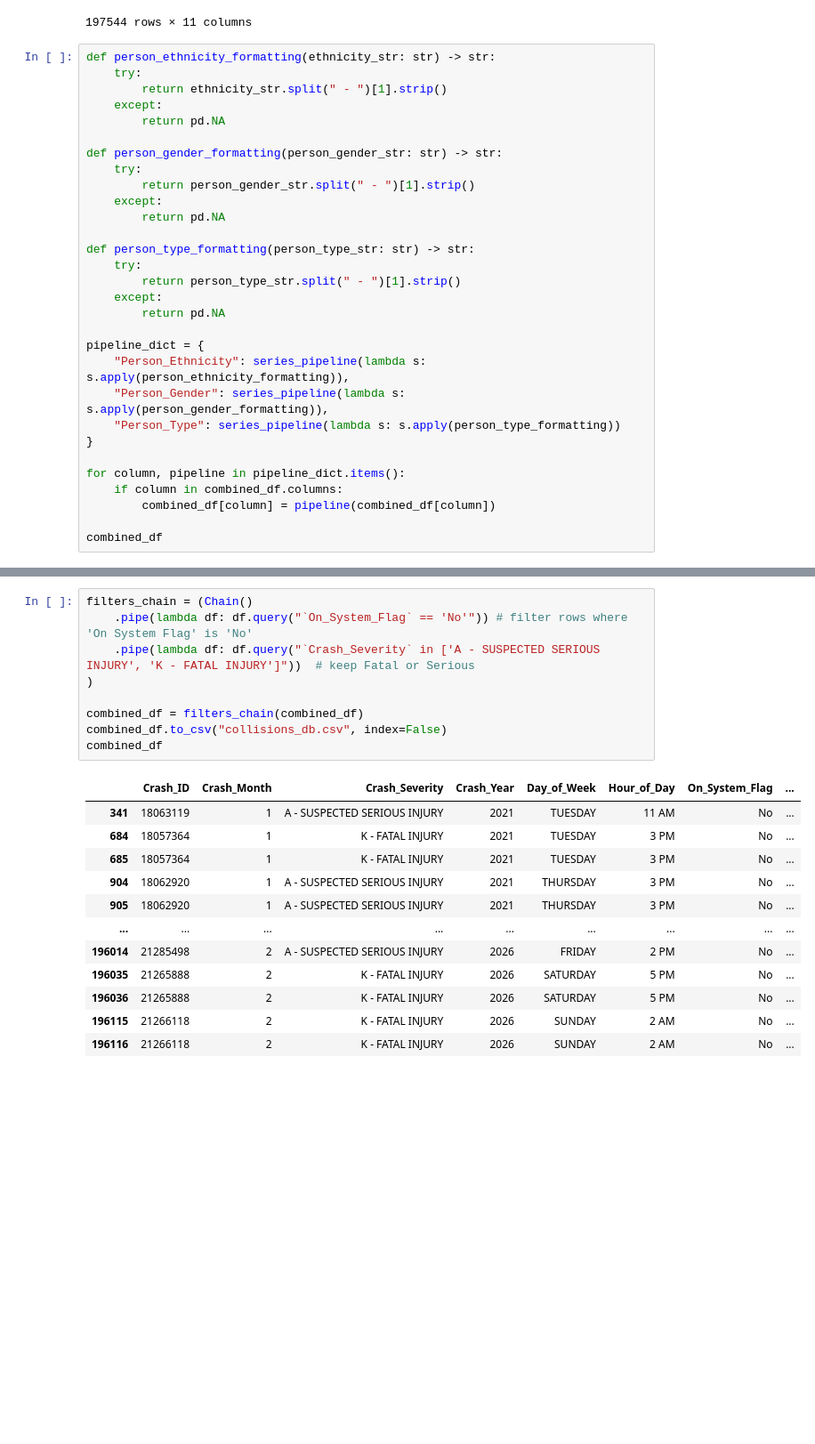
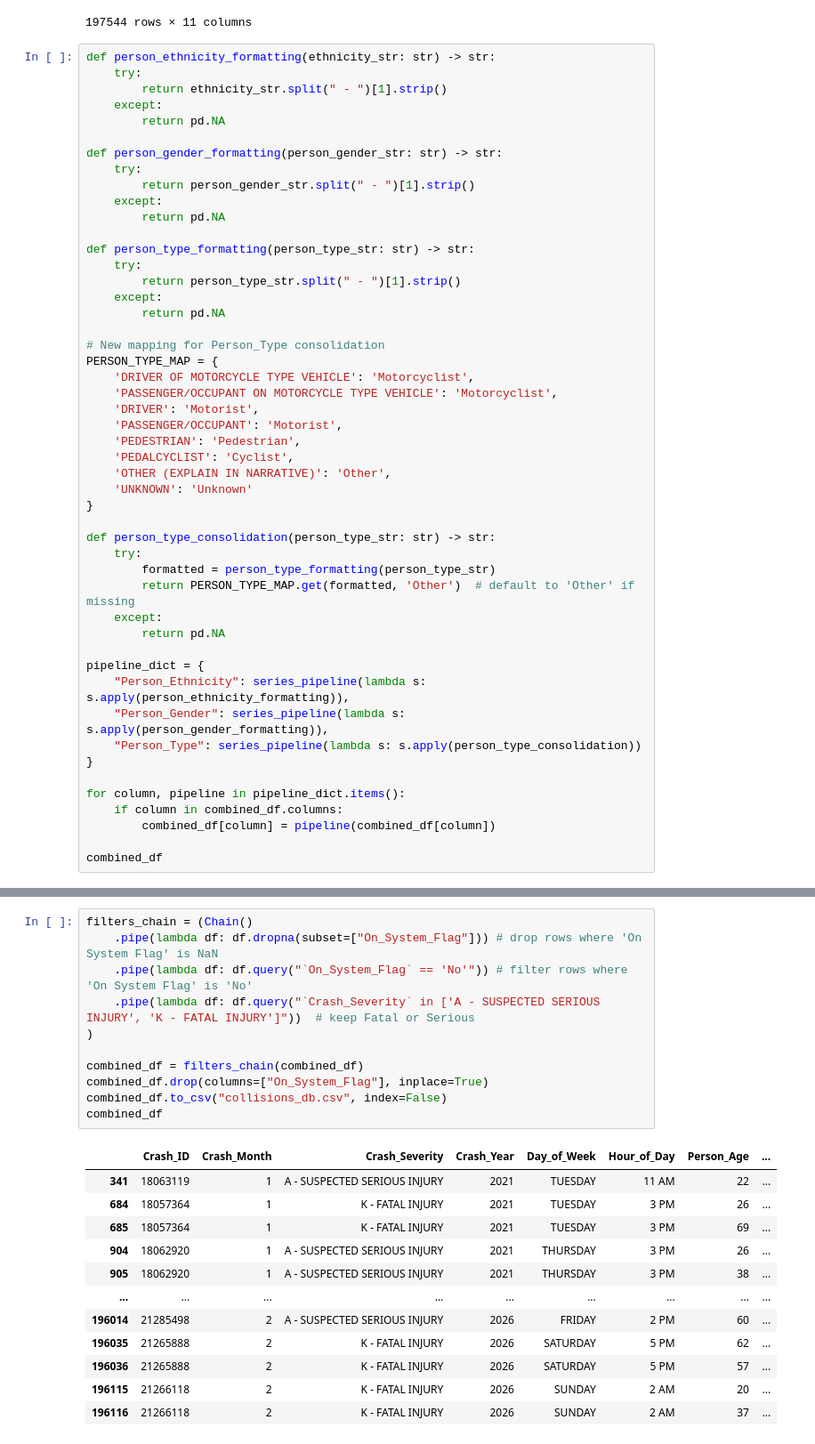
Before and after one commit to JoJo-eptx/CRIS_data_consolidation, a Jupyter notebook: db_preprocessing.ipynb, the cells around one changed output, grey strips where cells are left out. Shown at 89% size. Saved outputs shown, nothing was run; the diff lists cells and outputs as text; blank space fills up the shorter version.

```diff
--- a/db_preprocessing.ipynb
+++ b/db_preprocessing.ipynb
@@ -129,10 +129,29 @@ def person_type_formatting(person_type_str: str) -> str:
     except:
         return pd.NA
 
+# New mapping for Person_Type consolidation
+PERSON_TYPE_MAP = {
+    'DRIVER OF MOTORCYCLE TYPE VEHICLE': 'Motorcyclist',
+    'PASSENGER/OCCUPANT ON MOTORCYCLE TYPE VEHICLE': 'Motorcyclist',
+    'DRIVER': 'Motorist',
+    'PASSENGER/OCCUPANT': 'Motorist',
+    'PEDESTRIAN': 'Pedestrian',
+    'PEDALCYCLIST': 'Cyclist',
+    'OTHER (EXPLAIN IN NARRATIVE)': 'Other',
+    'UNKNOWN': 'Unknown'
+}
+
+def person_type_consolidation(person_type_str: str) -> str:
+    try:
+        formatted = person_type_formatting(person_type_str)
+        return PERSON_TYPE_MAP.get(formatted, 'Other')  # default to 'Other' if missing
+    except:
+        return pd.NA
+
 pipeline_dict = {
     "Person_Ethnicity": series_pipeline(lambda s: s.apply(person_ethnicity_formatting)),
     "Person_Gender": series_pipeline(lambda s: s.apply(person_gender_formatting)),
-    "Person_Type": series_pipeline(lambda s: s.apply(person_type_formatting))
+    "Person_Type": series_pipeline(lambda s: s.apply(person_type_consolidation))
 }
 
 for column, pipeline in pipeline_dict.items():
@@ -157,22 +176,24 @@ combined_df
 # %%
 filters_chain = (Chain()
+    .pipe(lambda df: df.dropna(subset=["On_System_Flag"])) # drop rows where 'On System Flag' is NaN
     .pipe(lambda df: df.query("`On_System_Flag` == 'No'")) # filter rows where 'On System Flag' is 'No'
     .pipe(lambda df: df.query("`Crash_Severity` in ['A - SUSPECTED SERIOUS INJURY', 'K - FATAL INJURY']"))  # keep Fatal or Serious
 )
 
 combined_df = filters_chain(combined_df)
+combined_df.drop(columns=["On_System_Flag"], inplace=True)
 combined_df.to_csv("collisions_db.csv", index=False)
 combined_df
 # %% [output]
-|  | Crash_ID | Crash_Month | Crash_Severity | Crash_Year | Day_of_Week | Hour_of_Day | On_System_Flag | ... |
-| 341 | 18063119 | 1 | A - SUSPECTED SERIOUS INJURY | 2021 | TUESDAY | 11 AM | No | ... |
-| 684 | 18057364 | 1 | K - FATAL INJURY | 2021 | TUESDAY | 3 PM | No | ... |
-| 685 | 18057364 | 1 | K - FATAL INJURY | 2021 | TUESDAY | 3 PM | No | ... |
-| 904 | 18062920 | 1 | A - SUSPECTED SERIOUS INJURY | 2021 | THURSDAY | 3 PM | No | ... |
-| 905 | 18062920 | 1 | A - SUSPECTED SERIOUS INJURY | 2021 | THURSDAY | 3 PM | No | ... |
+|  | Crash_ID | Crash_Month | Crash_Severity | Crash_Year | Day_of_Week | Hour_of_Day | Person_Age | ... |
+| 341 | 18063119 | 1 | A - SUSPECTED SERIOUS INJURY | 2021 | TUESDAY | 11 AM | 22 | ... |
+| 684 | 18057364 | 1 | K - FATAL INJURY | 2021 | TUESDAY | 3 PM | 26 | ... |
+| 685 | 18057364 | 1 | K - FATAL INJURY | 2021 | TUESDAY | 3 PM | 69 | ... |
+| 904 | 18062920 | 1 | A - SUSPECTED SERIOUS INJURY | 2021 | THURSDAY | 3 PM | 26 | ... |
+| 905 | 18062920 | 1 | A - SUSPECTED SERIOUS INJURY | 2021 | THURSDAY | 3 PM | 38 | ... |
 | ... | ... | ... | ... | ... | ... | ... | ... | ... |
-| 196014 | 21285498 | 2 | A - SUSPECTED SERIOUS INJURY | 2026 | FRIDAY | 2 PM | No | ... |
-| 196035 | 21265888 | 2 | K - FATAL INJURY | 2026 | SATURDAY | 5 PM | No | ... |
-| 196036 | 21265888 | 2 | K - FATAL INJURY | 2026 | SATURDAY | 5 PM | No | ... |
-| 196115 | 21266118 | 2 | K - FATAL INJURY | 2026 | SUNDAY | 2 AM | No | ... |
-| 196116 | 21266118 | 2 | K - FATAL INJURY | 2026 | SUNDAY | 2 AM | No | ... |
+| 196014 | 21285498 | 2 | A - SUSPECTED SERIOUS INJURY | 2026 | FRIDAY | 2 PM | 60 | ... |
+| 196035 | 21265888 | 2 | K - FATAL INJURY | 2026 | SATURDAY | 5 PM | 62 | ... |
+| 196036 | 21265888 | 2 | K - FATAL INJURY | 2026 | SATURDAY | 5 PM | 57 | ... |
+| 196115 | 21266118 | 2 | K - FATAL INJURY | 2026 | SUNDAY | 2 AM | 20 | ... |
+| 196116 | 21266118 | 2 | K - FATAL INJURY | 2026 | SUNDAY | 2 AM | 37 | ... |
```
Also changed, not shown: parts of 5 cells of this notebook.
